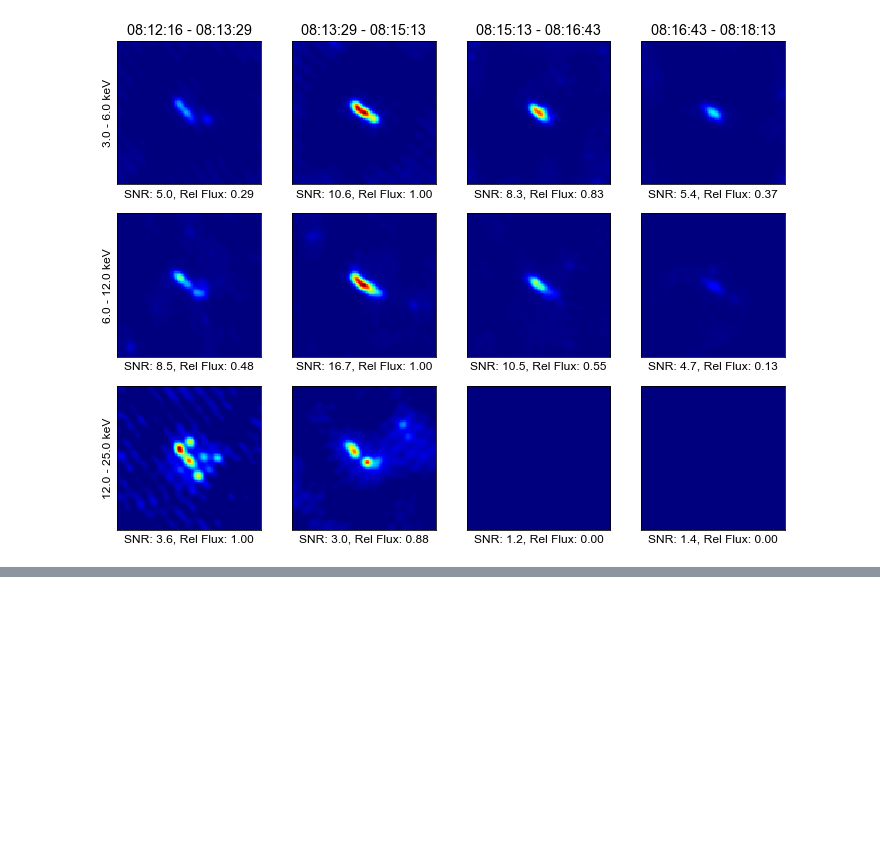
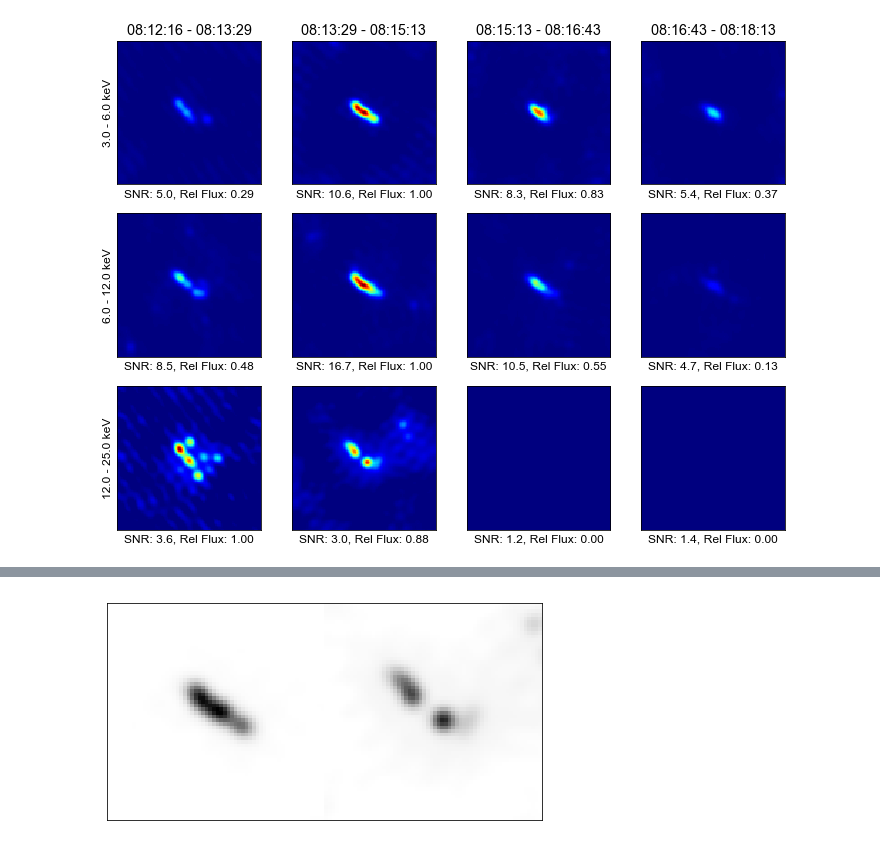
Before and after one commit to ianan/rhsi_flstat, a Jupyter notebook: image_archive_fits.ipynb, the cells around one changed output, grey strips where cells are left out. Cells and saved outputs as stored; diff of their text form; code cells hidden in the pictures; blank space fills up the shorter version.

```diff
--- a/image_archive_fits.ipynb
+++ b/image_archive_fits.ipynb
@@ -148,0 +194,13 @@ plt.show()
+# %%
+# worth doing more zoomed in?
+img_two60=np.zeros([60,120])
+img_two60[:,0:60]=imgs[1,0,20:80,20:80]/maxs[0]
+img_two60[:,60:]=imgs[1,2,20:80,20:80]/maxs[2]
+fig= plt.figure(figsize=(8,4))
+cmap = plt.get_cmap('rhessi')
+plt.imshow(img_two60,origin='lower',vmin=0.,vmax=1,cmap='Greys')
+plt.xticks([], [])
+plt.yticks([], [])
+plt.show()
+# %% [output]
+[figure, added]
```
Also changed, not shown: parts of 8 cells of this notebook, 1 other file.
